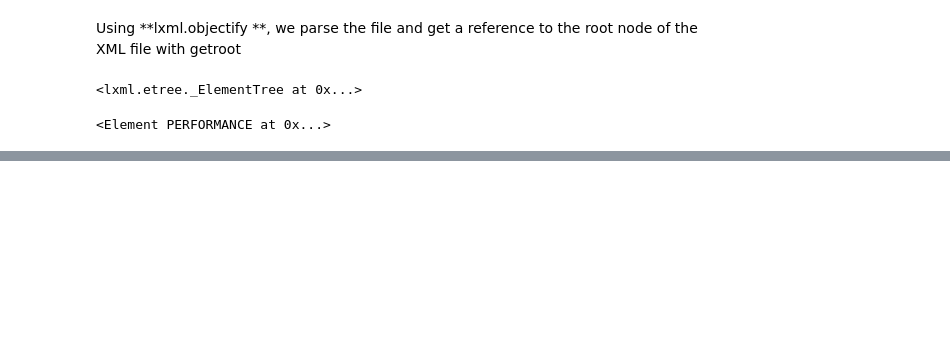
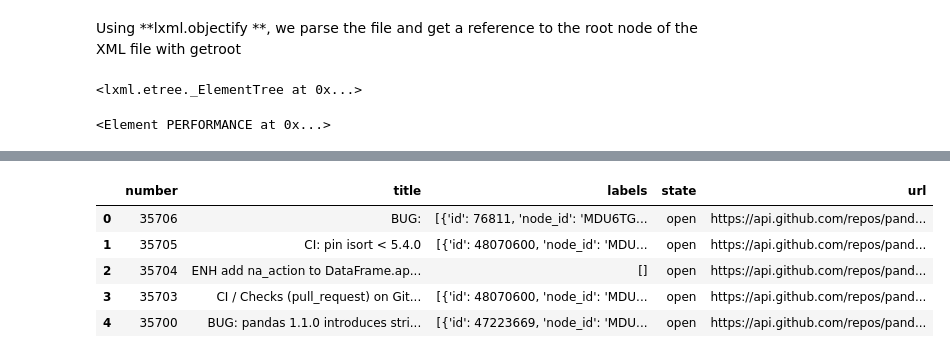
Before and after one commit to HuCui2022/data_python_analysis, a Jupyter notebook: pandas002.ipynb, the cells around one changed output, grey strips where cells are left out. Cells and saved outputs as stored; diff of their text form; code cells hidden in the pictures; blank space fills up the shorter version.

```diff
--- a/pandas002.ipynb
+++ b/pandas002.ipynb
@@ -689,0 +906,5 @@ perf.head()
+# %%
+import requests
+url = 'https://api.github.com/repos/pandas-dev/pandas/issues'
+resp = requests.get(url)
+resp   #requests.get(url) 得到一个请求对象，请求对象中包含200个近期的回应，使用 .json()方法来得到请求对象的信息，并将这些信息转化为列表，列表的元素是字典，每个字典对应一个请求内容信息哦。
@@ -689,0 +913,3 @@ perf.head()
+# %%
+data = resp.json()
+data[2]['title'] #json 的字典。[{'title': "dadasdfasdfasdfadf"} 'sdad':]
@@ -689,0 +953,11 @@ perf.head()
+# %%
+## 我们可以根据自己需求来过滤columns
+issues = DF(data, columns=['number', 'title', 'labels', 'state','url'])
+issues.head()
+# %% [output]
+|  | number | title | labels | state | url |
+| 0 | 35706 | BUG: | [{'id': 76811, 'node_id': 'MDU6TG... | open | https://api.github.com/repos/pand... |
+| 1 | 35705 | CI: pin isort < 5.4.0 | [{'id': 48070600, 'node_id': 'MDU... | open | https://api.github.com/repos/pand... |
+| 2 | 35704 | ENH add na_action to DataFrame.ap... | [] | open | https://api.github.com/repos/pand... |
+| 3 | 35703 | CI / Checks (pull_request) on Git... | [{'id': 48070600, 'node_id': 'MDU... | open | https://api.github.com/repos/pand... |
+| 4 | 35700 | BUG: pandas 1.1.0 introduces stri... | [{'id': 47223669, 'node_id': 'MDU... | open | https://api.github.com/repos/pand... |
```
Also changed, not shown: parts of 38 cells of this notebook.
